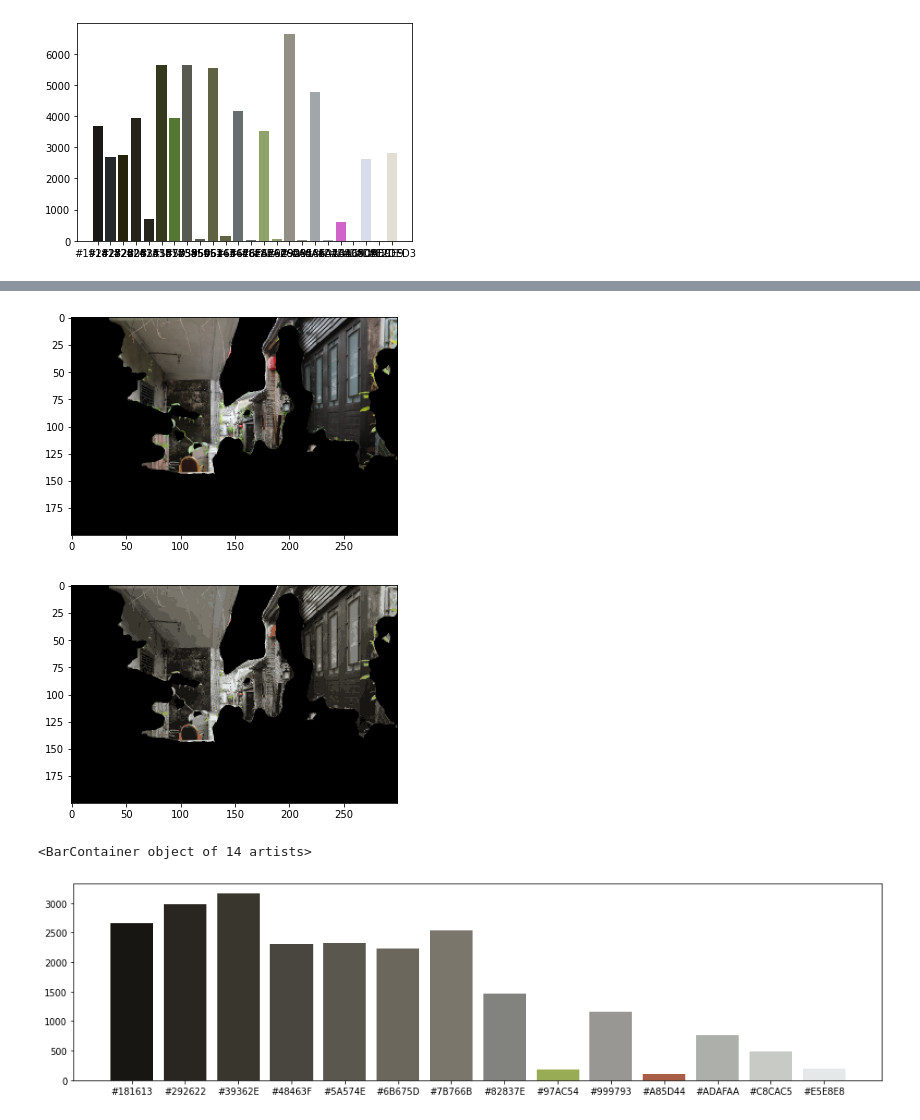
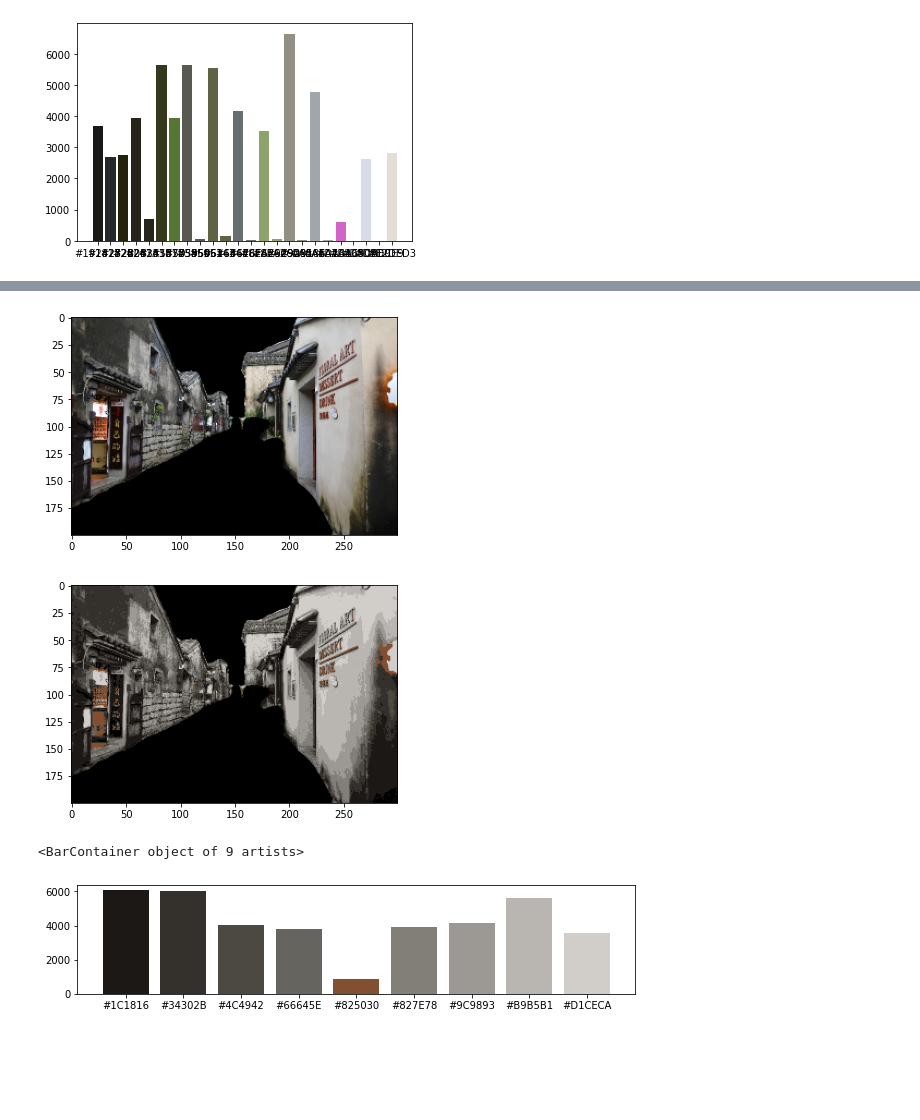
Before and after one commit to Tanc60/ColorAnalysis, a Jupyter notebook: KmeansIterationMethod/kmeans_iteration.ipynb, the cells around one changed output, grey strips where cells are left out. Drawn from its saved outputs; the diff is of its cells as text; code cells hidden in the pictures; blank space fills up the shorter version.

```diff
--- a/KmeansIterationMethod/kmeans_iteration.ipynb
+++ b/KmeansIterationMethod/kmeans_iteration.ipynb
@@ -92,27 +112,27 @@ plt.bar(unique,counts,color = unique)
 # %%
 #-------------------------------------------------RGBMethod----------------------------------------------
 
-image = GetImageFromFileCV("E:\\Downloads\\gluonCV\\test\\2L7A0096masked.png")
+image = GetImageFromFileCV("E:\\Downloads\\gluonCV\\test\\2L7A0026masked.png")
 image = ResizeImgCV(image,(300,200))
 
 
 #bgr to rgb
 image=image[:,:,::-1]
-(res2,_,_,_)=KmeansSeg(image,15)
+(res2,_,_,_)=KmeansSeg(image,10)
 
 
 PltImg(image)
 PltImg(res2)
 
 #plot graph
 res2 = res2[:,:,::-1]
 (unique,counts)=ColorDistribution2(res2)
-plt.figure(figsize = (16, 4))
+plt.figure(figsize = (10, 2))
 plt.bar(unique,counts,color = unique)
 # %% [output]
-[figure, old version]
+[figure, new version]
-[figure, old version]
+[figure, new version]
-<BarContainer object of 14 artists>
+<BarContainer object of 9 artists>
-[figure, old version]
+[figure, new version]
 # %%
 #-------------------------------------------------Multi-Iteration Method----------------------------------------------
```
Also changed, not shown: parts of 3 cells of this notebook, 5 other files.
